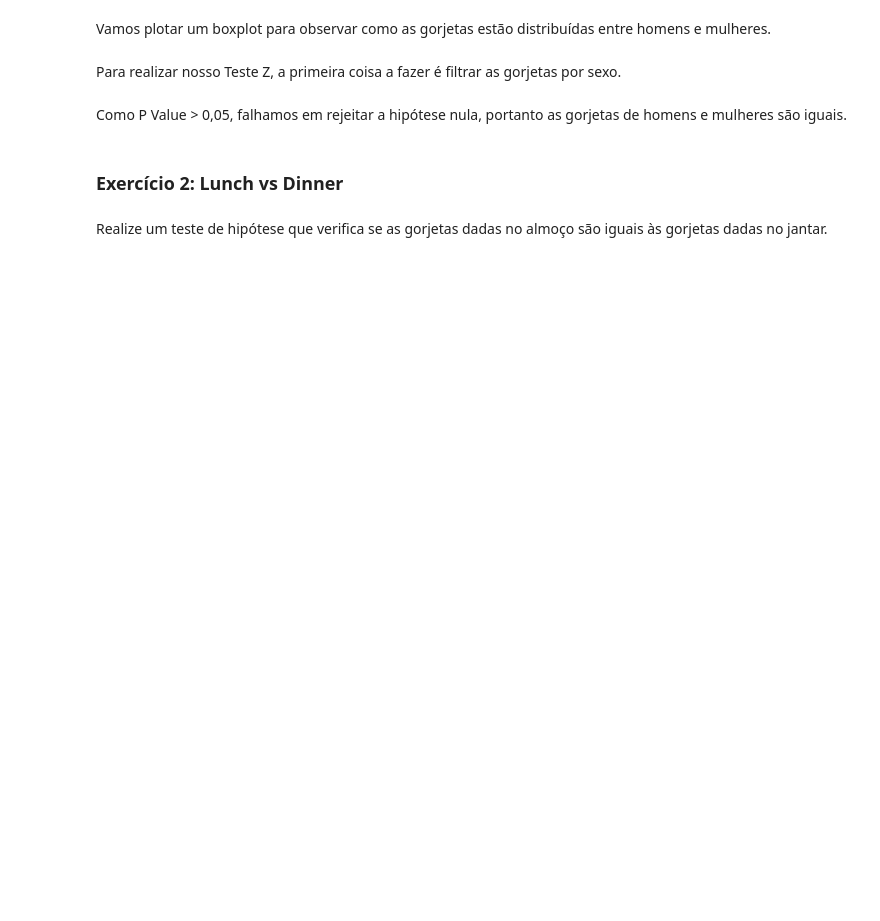
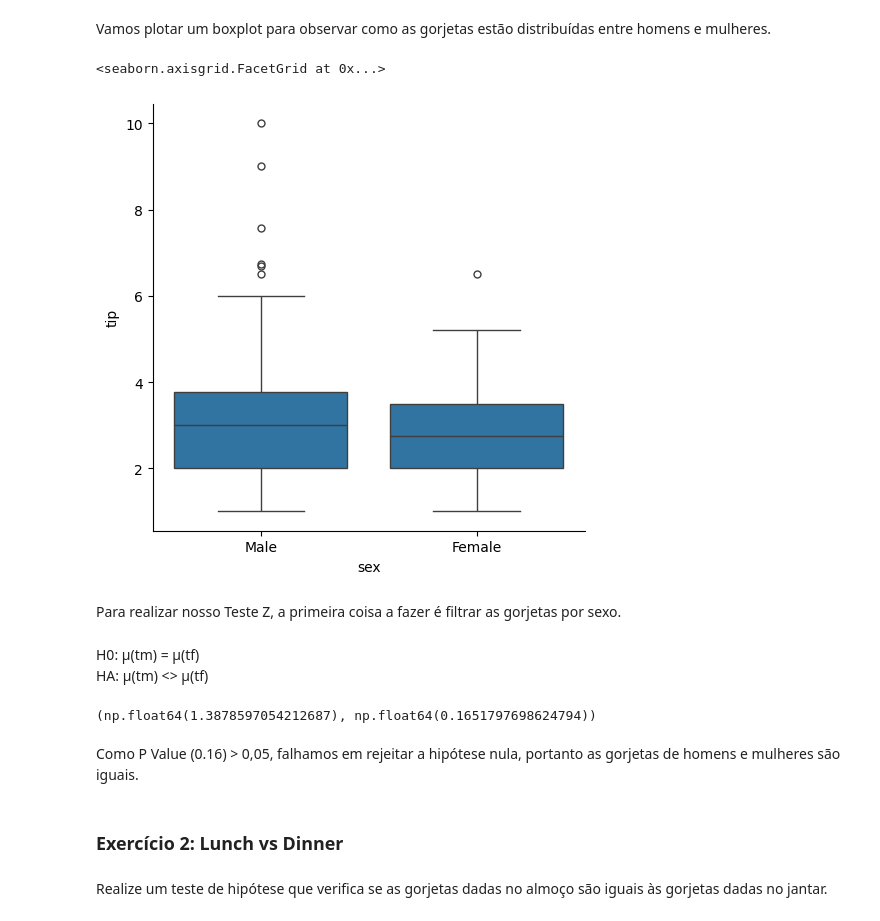
Before and after one commit to UlissesJunior/XMAC02-MetodosMatematicosAnaliseDados, a Jupyter notebook: Notebooks/Aula18 - Testes t e Z de duas amostras/Aula18.ipynb, the cells around one changed output. Cells and saved outputs as stored; diff of their text form; code cells hidden in the pictures; blank space fills up the shorter version.

```diff
--- a/Notebooks/Aula18 - Testes t e Z de duas amostras/Aula18.ipynb
+++ b/Notebooks/Aula18 - Testes t e Z de duas amostras/Aula18.ipynb
@@ -36,0 +76,3 @@ A biblioteca Seaborn tem vários "built-in" datasets.
+# %%
+tips = sns.load_dataset('tips')
+tips.head()
@@ -41,4 +119,9 @@ Podemos obter maiores informações sobre o nosso dataset usando a função desc
 # %% [markdown]
 Vamos plotar um boxplot para observar como as gorjetas estão distribuídas entre homens e mulheres.
+# %%
+sns.catplot(data=tips, x='sex', y='tip', kind='box')
+# %% [output]
+<seaborn.axisgrid.FacetGrid at 0x...>
+[figure, added]
 # %% [markdown]
 Para realizar nosso Teste Z, a primeira coisa a fazer é filtrar as gorjetas por sexo.
@@ -45,5 +131,12 @@ Para realizar nosso Teste Z, a primeira coisa a fazer é filtrar as gorjetas por
+# %% [markdown]
+H0: μ(tm) = μ(tf) \
+HA: μ(tm) <> μ(tf)
+# %%
+weightstats.ztest(tm, tf)
+# %% [output]
+(np.float64(1.3878597054212687), np.float64(0.1651797698624794))
 # %% [markdown]
-Como P Value > 0,05, falhamos em rejeitar a hipótese nula, portanto as gorjetas de homens e mulheres são iguais.
+Como P Value (0.16) > 0,05, falhamos em rejeitar a hipótese nula, portanto as gorjetas de homens e mulheres são iguais.
 # %% [markdown]
 ### Exercício 2: Lunch vs Dinner
 # %% [markdown]
```
Also changed, not shown: parts of 25 cells of this notebook.
